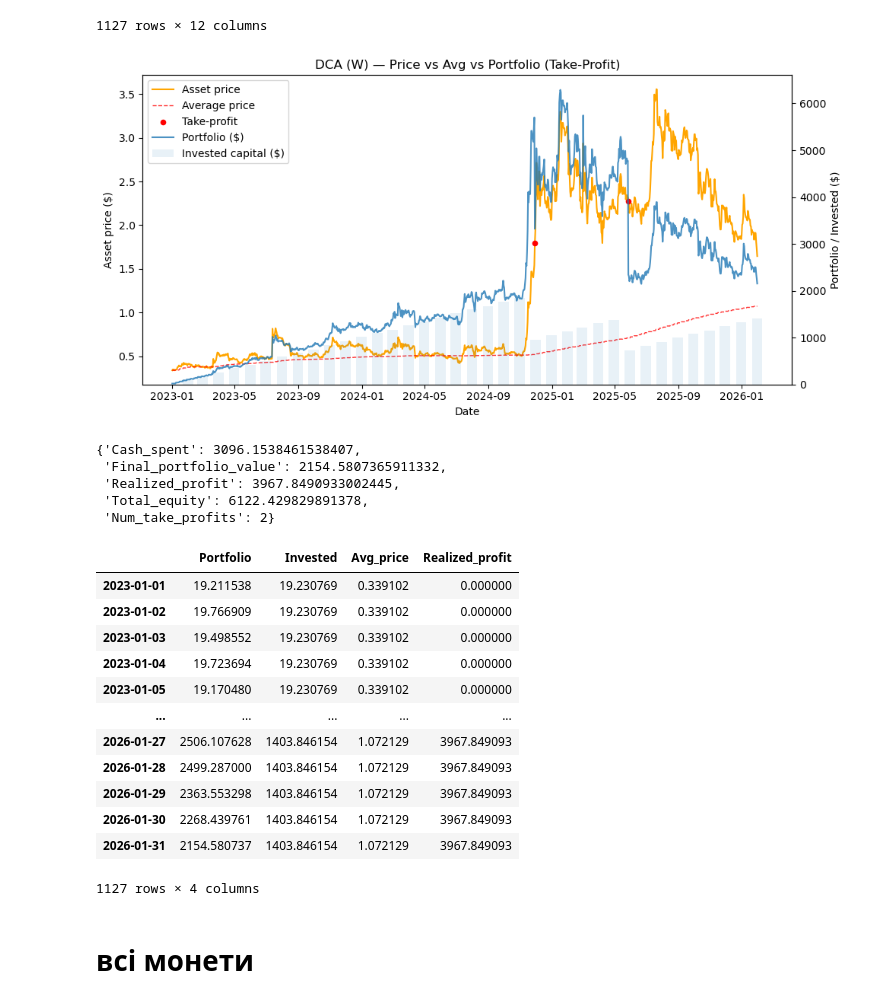
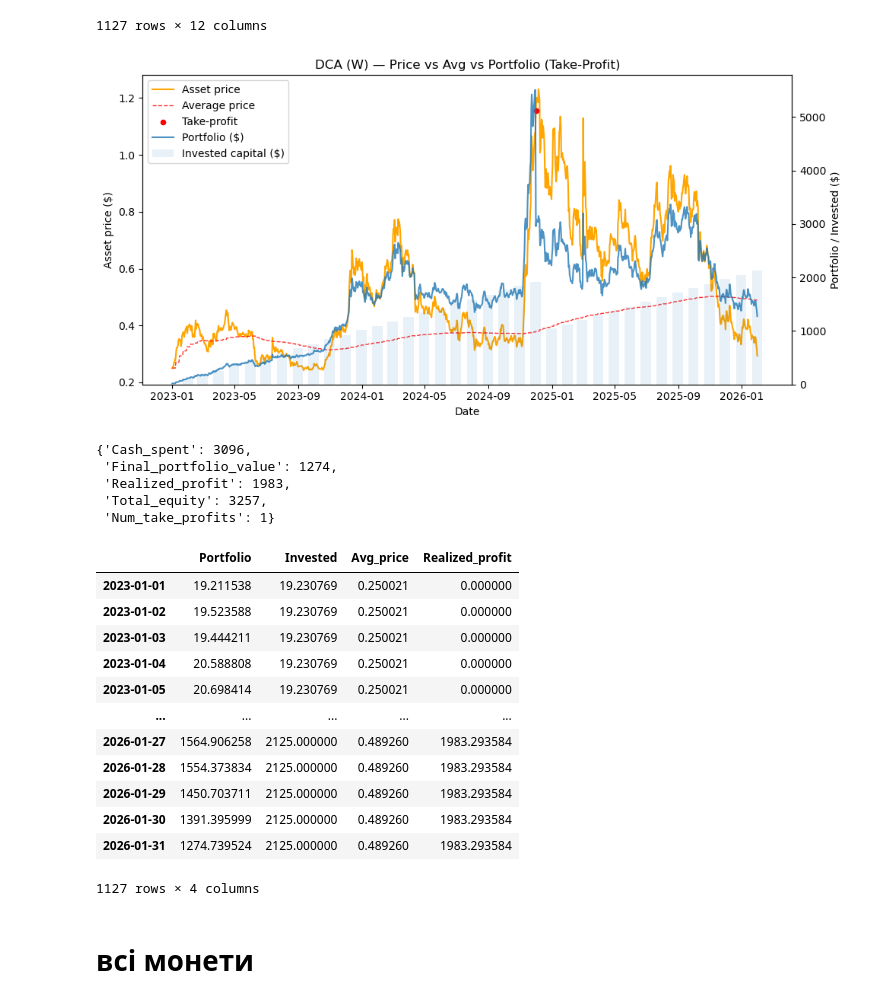
Before and after one commit to Familenko/backtest, a Jupyter notebook: test_dca.ipynb, the cells around one changed output. Cells and saved outputs as stored; diff of their text form; code cells hidden in the pictures.

```diff
--- a/test_dca.ipynb
+++ b/test_dca.ipynb
@@ -23,44 +23,44 @@ df_origin
 | 2026-01-31 | 78621.117188 | 2445.091797 | 780.484558 | 1.645471 | 105.441650 | 0.286447 | 0.293496 | 463.889984 | 9.968609 | 10.105734 | 1.544033 | ... |
 1127 rows × 12 columns
 # %%
-sol_prices = df_origin["XRP"]
+sol_prices = df_origin["ADA"]
 invest_sum = 3000 / (52 * 3)
 
 res, metric = backtest_dca(
     prices=sol_prices,
     buy_amount=invest_sum,
     freq="W",
     available_sum=1_000_000,
     fee=0.001,
     profit_multiple=3,
     cooldown_days=180,
     plot=True
 )
 # %% [output]
-[figure, old version]
+[figure, new version]
 # %%
 metric
 # %% [output]
-{'Cash_spent': 3096.1538461538407,
- 'Final_portfolio_value': 2154.5807365911332,
- 'Realized_profit': 3967.8490933002445,
- 'Total_equity': 6122.429829891378,
- 'Num_take_profits': 2}
+{'Cash_spent': 3096,
+ 'Final_portfolio_value': 1274,
+ 'Realized_profit': 1983,
+ 'Total_equity': 3257,
+ 'Num_take_profits': 1}
 # %%
 res
 # %% [output]
 |  | Portfolio | Invested | Avg_price | Realized_profit |
-| 2023-01-01 | 19.211538 | 19.230769 | 0.339102 | 0.000000 |
-| 2023-01-02 | 19.766909 | 19.230769 | 0.339102 | 0.000000 |
-| 2023-01-03 | 19.498552 | 19.230769 | 0.339102 | 0.000000 |
-| 2023-01-04 | 19.723694 | 19.230769 | 0.339102 | 0.000000 |
-| 2023-01-05 | 19.170480 | 19.230769 | 0.339102 | 0.000000 |
+| 2023-01-01 | 19.211538 | 19.230769 | 0.250021 | 0.000000 |
+| 2023-01-02 | 19.523588 | 19.230769 | 0.250021 | 0.000000 |
+| 2023-01-03 | 19.444211 | 19.230769 | 0.250021 | 0.000000 |
+| 2023-01-04 | 20.588808 | 19.230769 | 0.250021 | 0.000000 |
+| 2023-01-05 | 20.698414 | 19.230769 | 0.250021 | 0.000000 |
 | ... | ... | ... | ... | ... |
-| 2026-01-27 | 2506.107628 | 1403.846154 | 1.072129 | 3967.849093 |
-| 2026-01-28 | 2499.287000 | 1403.846154 | 1.072129 | 3967.849093 |
-| 2026-01-29 | 2363.553298 | 1403.846154 | 1.072129 | 3967.849093 |
-| 2026-01-30 | 2268.439761 | 1403.846154 | 1.072129 | 3967.849093 |
-| 2026-01-31 | 2154.580737 | 1403.846154 | 1.072129 | 3967.849093 |
+| 2026-01-27 | 1564.906258 | 2125.000000 | 0.489260 | 1983.293584 |
+| 2026-01-28 | 1554.373834 | 2125.000000 | 0.489260 | 1983.293584 |
+| 2026-01-29 | 1450.703711 | 2125.000000 | 0.489260 | 1983.293584 |
+| 2026-01-30 | 1391.395999 | 2125.000000 | 0.489260 | 1983.293584 |
+| 2026-01-31 | 1274.739524 | 2125.000000 | 0.489260 | 1983.293584 |
 1127 rows × 4 columns
 # %% [markdown]
 # всі монети
```
Also changed, not shown: parts of 5 cells of this notebook, 1 other file.
